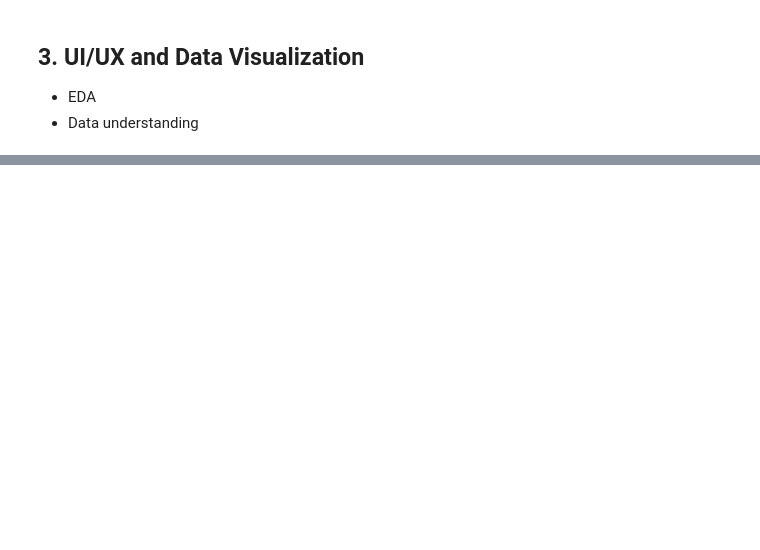
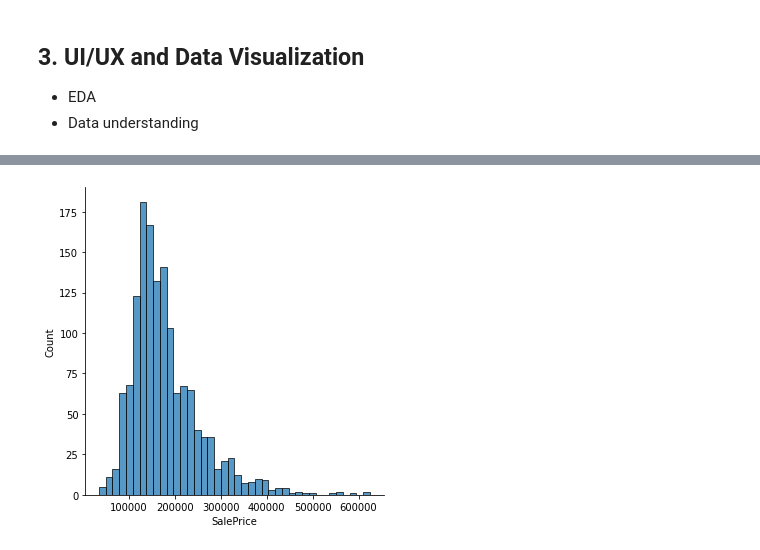
Before and after one commit to Guenthnerclan/ECS-171-Group-3-Project, a Jupyter notebook: svr.ipynb, the cells around one changed output, grey strips where cells are left out. Saved outputs shown, nothing was run; the diff lists cells and outputs as text; code cells hidden in the pictures; blank space fills up the shorter version.

```diff
--- a/svr.ipynb
+++ b/svr.ipynb
@@ -564,0 +571,5 @@ scores
+# %%
+# Bar graph
+sns.displot(train_df.SalePrice, kde=False);
+# %% [output]
+[figure, added]
```
Also changed, not shown: parts of 3 cells of this notebook.
